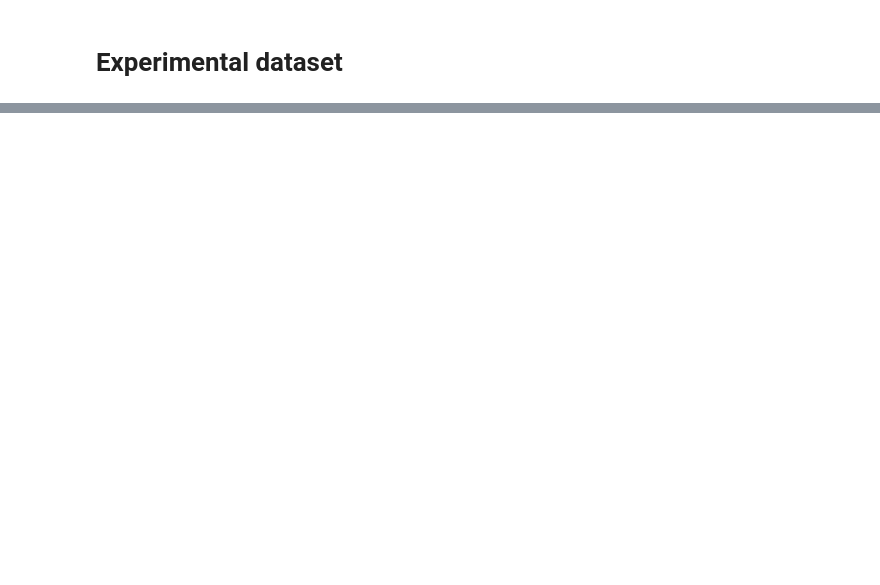
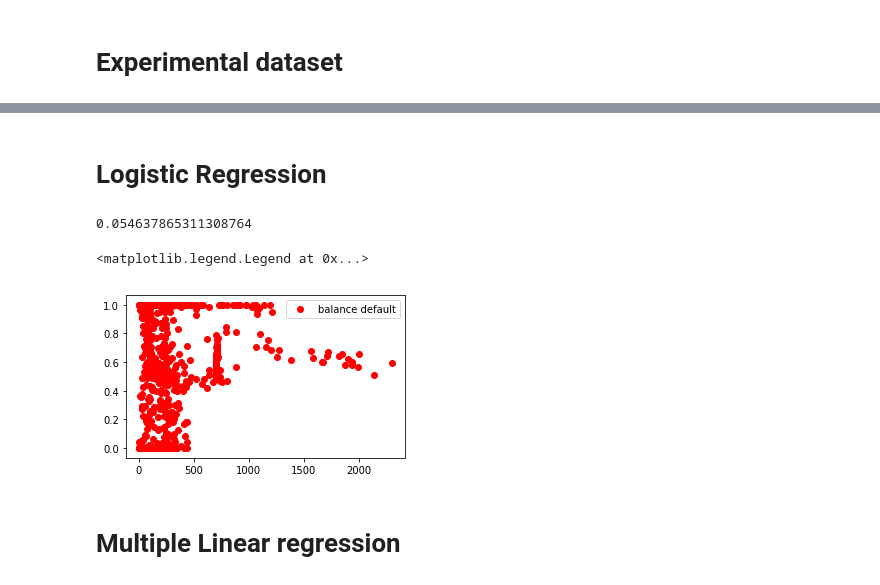
Before and after one commit to raman-noodles/raman-spectra-decomp-analysis, a Jupyter notebook: examples/supervised_machine_learning_dev.ipynb, the cells around one changed output, grey strips where cells are left out. Saved outputs shown, nothing was run; the diff lists cells and outputs as text; code cells hidden in the pictures; blank space fills up the shorter version.

```diff
--- a/examples/supervised_machine_learning_dev.ipynb
+++ b/examples/supervised_machine_learning_dev.ipynb
@@ -39,7 +70,7 @@ hdf5_interpfilename = 'supervised_calibration_interp.hdf5'
 target_compound = 'water'
 # compound = 'water'
 hdf5_calfilename = 'supervised_calibration_dataset.hdf5'
-spectra_count = 60
+spectra_count = 1
 def interpolated_spectra(hdf5_interpfilename, hdf5_calfilename, spectra_count):
     hdf5 = h5py.File(hdf5_calfilename, 'r+')
     # get list of compounds from hdf5 file
@@ -77,7 +165,7 @@ dataprep.view_hdf5('supervised_calibration_interp.hdf5')
 # SAVE your hdf5 file before continuing and MAKE COPIES
 # %%
 hdf5_calfilename = 'supervised_calibration_dataset.hdf5' #update to hdf5_calfilename
-hdf5_expfilename = 'supervised_calibration_interp_copy-1.hdf5'
+hdf5_expfilename = 'supervised_calibration_interp-Copy1.hdf5'
 frames = []
 for i,key in enumerate(key_list):
     df =peakidentify.peak_assignment(hdf5_expfilename, key, hdf5_calfilename, 10, plot =False)
@@ -122,6 +301,6 @@ for _, key in enumerate(key_list):
 # %%
 result = pd.concat(frames,axis=0, join='outer', join_axes=None, ignore_index=False,
-          keys=None, levels=None, names=None, verify_integrity=False,
+          keys=key_list, levels=None, names=None, verify_integrity=False,
           copy=True,sort=True)
 # %%
 dat = pd.DataFrame()
@@ -144,0 +358,53 @@ dat
+# %% [markdown]
+# Logistic Regression
+# %%
+import numpy as np
+import matplotlib.pyplot as plt
+from sklearn.linear_model import LogisticRegression
+from sklearn.model_selection import cross_val_score
+from sklearn.model_selection import cross_validate
+
+logreg = LogisticRegression(C=1e5, solver='lbfgs', multi_class='multinomial')
+
+# Create an instance of Logistic Regression Classifier and fit the data.
+logreg.fit(X_train, y_train)
+
+# get predictions
+Z = logreg.predict(X_test)
+
+logreg.score(X_test, y_test)
+# %% [output]
+0.054637865311308764
+# %%
+
+
+
+# fig, ax = plt.subplots(figsize=(5, 3))
+# ax.scatter(x_data, y_data, label='data')
+# ax.scatter(X_train, y_train, label='train')
+# ax.scatter(X_test, y_test, label='teste')
+# ax.scatter(X_test, regr.predict(X_test), label='predicted')
+
+fig, ax = plt.subplots(figsize=(5, 3))
+y = dat['fraction'].values
+x = dat['height'].values
+# Create the linear regression model
+LogRegr = linear_model.LogisticRegression()
+# plotting the balance
+ax.scatter(dat['height'], dat['fraction'], label = 'balance default',color='r')
+
+# # fit the linear model
+# LogRegr.fit(x.reshape(-1,1),y.reshape(-1,1))
+# xres = np.array(x).reshape(-1,1)
+# plt.plot(x,LogRegr.predict_proba(xres)[:,1],'o',label = 'fit')
+# # Find the coefficients B0 and B1
+# print('B0, B1: ',LogRegr.intercept_, LogRegr.coef_[0])
+# ax.set_ylabel('Probability Default')
+# ax.set_xlabel('Balance')
+# ax.set_title('Probability Default vs. Balance')
+plt.legend()
+# %% [output]
+<matplotlib.legend.Legend at 0x...>
+[figure, added]
+# %% [markdown]
+# Multiple Linear regression
```
Also changed, not shown: parts of 83 cells of this notebook.
